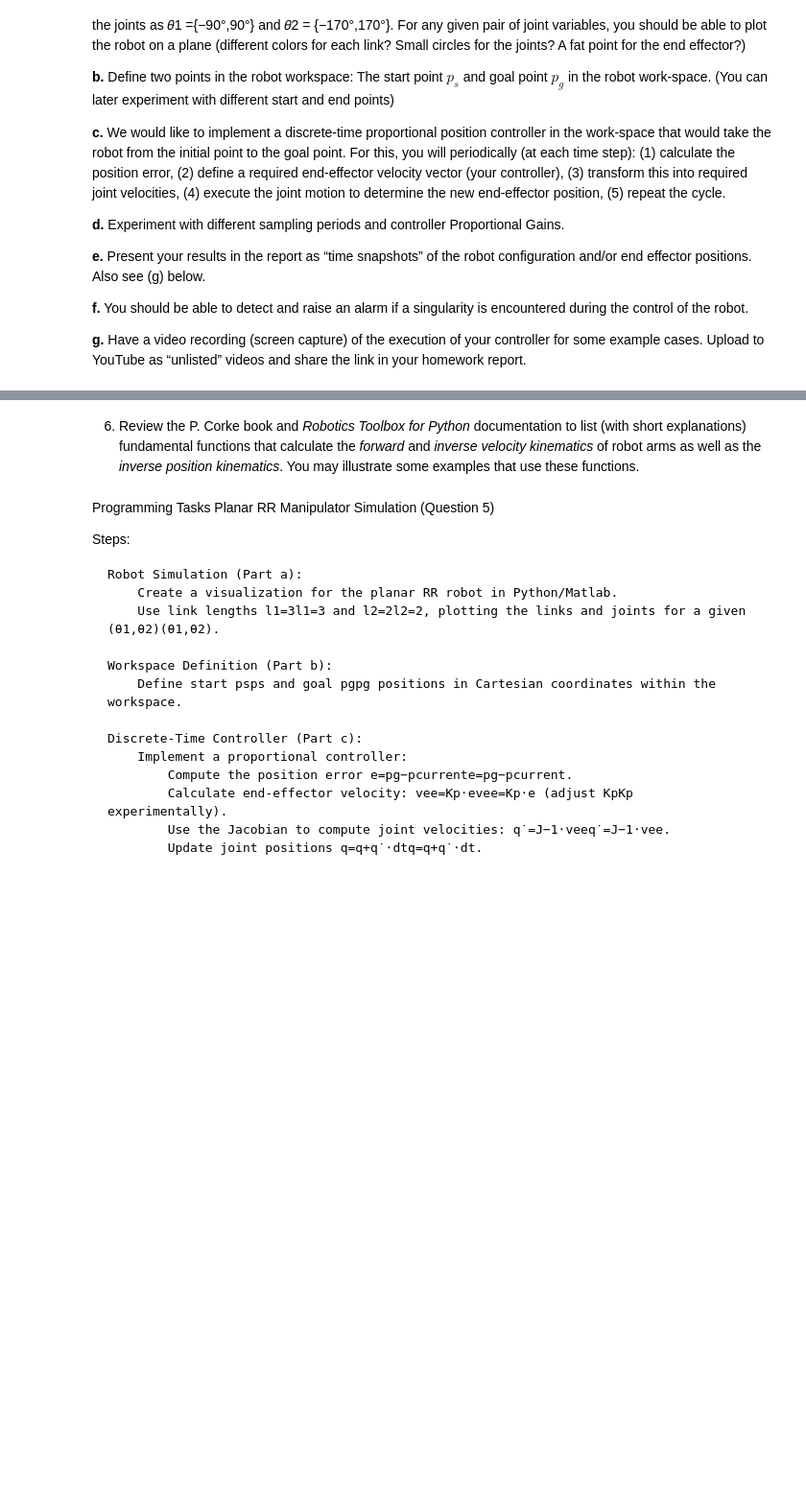
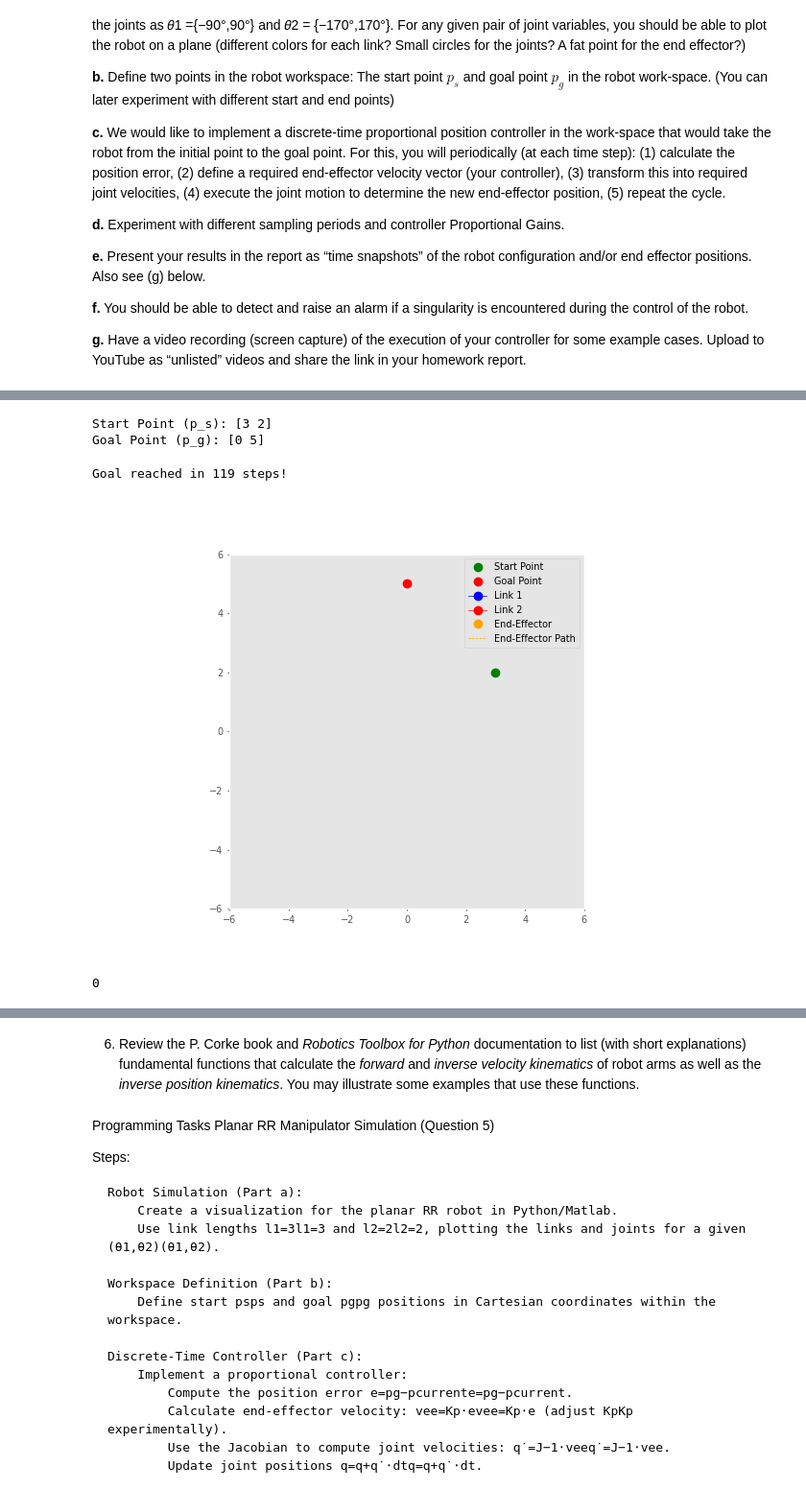
Before and after one commit to amnessa/intro_to_robotics, a Jupyter notebook: Guven-Cagdas-Homework3/Guven-Cagdas-Homework3.ipynb, the cells around one changed output, grey strips where cells are left out. Shown at 96% size. Drawn from its saved outputs; the diff is of its cells as text; code cells hidden in the pictures; blank space fills up the shorter version.

```diff
--- a/Guven-Cagdas-Homework3/Guven-Cagdas-Homework3.ipynb
+++ b/Guven-Cagdas-Homework3/Guven-Cagdas-Homework3.ipynb
@@ -189,11 +191,14 @@ plt.show()
 # %%
 # Start and goal points in the workspace
 p_s = np.array([3, 2])  # Start point
-p_g = np.array([4, -1])  # Goal point
+p_g = np.array([0, 5])  # Goal point
 
 # Print workspace points
 print("Start Point (p_s):", p_s)
 print("Goal Point (p_g):", p_g)
+# %% [output]
+Start Point (p_s): [3 2]
+Goal Point (p_g): [0 5]
 # %%
 def proportional_controller(l1, l2, p_s, p_g, Kp=1.0, dt=0.1, max_steps=100):
     """
@@ -247,12 +252,20 @@ def proportional_controller(l1, l2, p_s, p_g, Kp=1.0, dt=0.1, max_steps=100):
         trajectory.append(list(q))  # Append the current joint configuration as a list
 
     return trajectory
+
+def is_singular(J):
+    """
+    Detect singular configurations based on Jacobian condition number.
+    """
+    max_steps = 250
+    cond = np.linalg.cond(J)
+    return cond > (max_steps-1)  # Example threshold for singularity
 # %%
-trajectory = proportional_controller(l1, l2, p_s, p_g, Kp=0.5, dt=0.1, max_steps=200)
+trajectory = proportional_controller(l1, l2, p_s, p_g, Kp=0.5, dt=0.1, max_steps=250)
 # Initialize the figure and axes
 fig, ax = plt.subplots()
-ax.set_xlim(-5, 5)
-ax.set_ylim(-5, 5)
+ax.set_xlim(-6, 6)
+ax.set_ylim(-6, 6)
 ax.set_aspect('equal')
 ax.grid()
 
@@ -263,16 +276,13 @@ ax.plot(p_g[0], p_g[1], 'ro', label='Goal Point')  # Goal point (red circle)
 link1_line, = ax.plot([], [], '-o', color='blue', label='Link 1')  # Link 1
 link2_line, = ax.plot([], [], '-o', color='red', label='Link 2')   # Link 2
 end_effector_circle = ax.plot([], [], 'o', color='orange', label='End-Effector')[0]  # End-effector
+time_text = ax.text(-4, 4.5, '', fontsize=12, color='black')  # Time annotation
+singularity_text = ax.text(-4, 4.0, '', fontsize=12, color='red')  # Singularity warning
 
 trace_x, trace_y = [], []  # To store the end-effector path
 trace, = ax.plot([], [], '--', color='orange', label='End-Effector Path') # path for end effector
 
-def is_singular(J):
-    """
-    Detect singular configurations based on Jacobian condition number.
-    """
-    cond = np.linalg.cond(J)
-    return cond > 1e3  # Example threshold for singularity
+
 
 # Animation update function
 def update_plot(frame):
@@ -291,33 +301,52 @@ def update_plot(frame):
     J = np.array([
         [-l1 * np.sin(theta1) - l2 * np.sin(theta1 + theta2), -l2 * np.sin(theta1 + theta2)],
         [l1 * np.cos(theta1) + l2 * np.cos(theta1 + theta2),  l2 * np.cos(theta1 + theta2)]
     ])
 
     # Check for singularity
     if is_singular(J):
         end_effector_circle.set_color('purple')  # Highlight singularities with a purple end-effector
     else:
         end_effector_circle.set_color('orange')  # Reset to orange
 
     # Update link1
     link1_line.set_data([0, x1], [0, y1])  # Base to end of link1
 
     # Update link2
     link2_line.set_data([x1, x2], [y1, y2])  # End of link1 to end of link2
 
     # Update end-effector
     end_effector_circle.set_data([x2], [y2])  # Position of end-effector
 
+    # Update time display
+    simulation_time = frame * 0.1  # Assuming dt=0.1 for each frame
+    time_text.set_text(f"Time: {simulation_time:.1f} s")
+
     # Update the trace
     trace_x.append(x2)
     trace_y.append(y2)
     trace.set_data(trace_x, trace_y)
+
+    # Detect large jumps (singularity-like behavior)
+    if frame > 0:
+        prev_q = trajectory[frame - 1]
+        diff = np.abs(np.array(q) - np.array(prev_q))
+        threshold = np.deg2rad(20)  # 20 degrees in radians
+        if np.any(diff > threshold):
+            singularity_text.set_text(f"Warning: Singularity detected at {simulation_time:.1f} s")
+            time.sleep(1)  # Resume animation after 1 seconds
+        else:
+            #time.sleep(1)  # Resume animation after 1 seconds
+            singularity_text.set_text('')  # Clear the warning
 
 # Create the animation
 ani = FuncAnimation(fig, update_plot, frames=len(trajectory), interval=100, repeat=True)
 
 plt.legend()
 plt.show()
+# %% [output]
+Goal reached in 119 steps!
+[figure, added]
 # %%
 # Create sliders for Kp and dt
 ax_kp = plt.axes([0.25, 0.01, 0.65, 0.03])  # Position of Kp slider
@@ -333,12 +362,14 @@ def update_controller(val):
     global trajectory
     Kp = slider_kp.val
     dt = slider_dt.val
-    trajectory = proportional_controller(l1, l2, p_s, p_g, Kp=Kp, dt=dt, max_steps=200)
+    trajectory = proportional_controller(l1, l2, p_s, p_g, Kp=Kp, dt=dt, max_steps=250)
     ani.event_source.stop()
     ani.event_source.start()
 
 slider_kp.on_changed(update_controller)
 slider_dt.on_changed(update_controller)
+# %% [output]
+0
 # %%
 # Convert trajectory to radians for plotting
 trajectory = np.array(trajectory)
```
Also changed, not shown: parts of 3 cells of this notebook, 7 other files.
